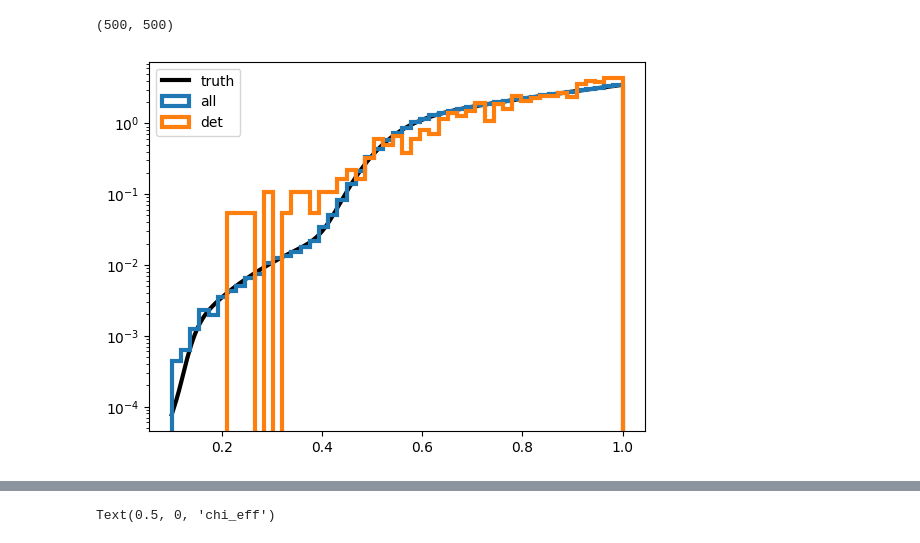
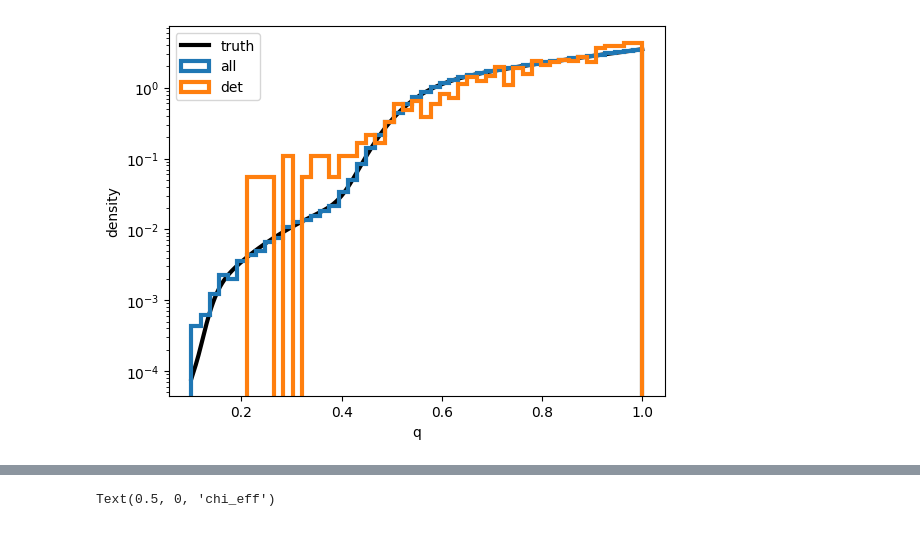
Before and after one commit to noahewolfe/tilts-and-kicks, a Jupyter notebook: code/03-reweighting-efficiency.ipynb, the cells around one changed output, grey strips where cells are left out. Cells and saved outputs as stored; diff of their text form; code cells hidden in the pictures.

```diff
--- a/code/03-reweighting-efficiency.ipynb
+++ b/code/03-reweighting-efficiency.ipynb
@@ -79,35 +82,37 @@ def calc_p_q_marg_m1():
         dict(mass_1=mm),
         alpha_1=parameters['alpha_1'],
         alpha_2=parameters['alpha_2'],
         mmin=parameters['mmin'],
         break_mass=parameters['break_mass'],
         delta_m_1=parameters['delta_m_1'],
         lam_fractions=(parameters['lam_0'], parameters['lam_1'], parameters['lam_2']),
         mpp_1=parameters['mpp_1'],
         mpp_2=parameters['mpp_2'],
         sigpp_1=parameters['sigpp_1'],
         sigpp_2=parameters['sigpp_2'],
     )
 
     log_p_m1q = log_p_m1 + log_p_q_given_m1
 
     return jnp.trapezoid(
         y=jnp.exp(log_p_m1q),
         x=m1s,
         axis=0
     )
 
 p_q = calc_p_q_marg_m1()
 
 fig, ax = plt.subplots()
 ax.plot(qs, p_q, linewidth=3, color='black', label='truth')
 ax.hist(allinj['mass_ratio'], label='all', **ks)
 ax.hist(det['mass_ratio'], label='det', **ks)
 ax.set_yscale('log')
+ax.set_xlabel('q')
+ax.set_ylabel('density')
 ax.legend();
+fig.savefig('../notes/figures/25-11-14/q.pdf')
 # %% [output]
-(500, 500)
-[figure, old version]
+[figure, new version]
 # %%
 from models import log_powerlaw_redshift
 
```
Also changed, not shown: parts of 15 cells of this notebook, 10 other files.
